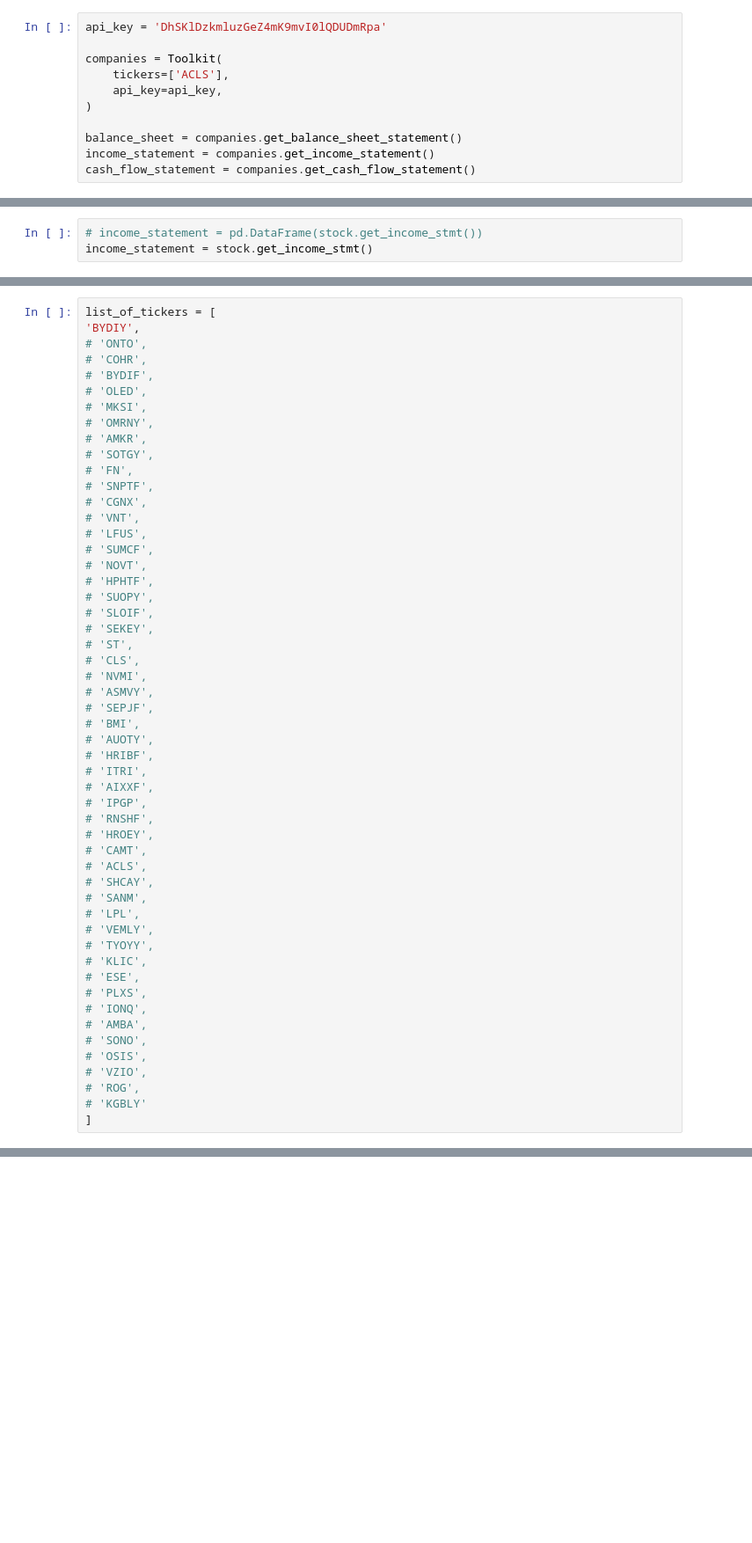
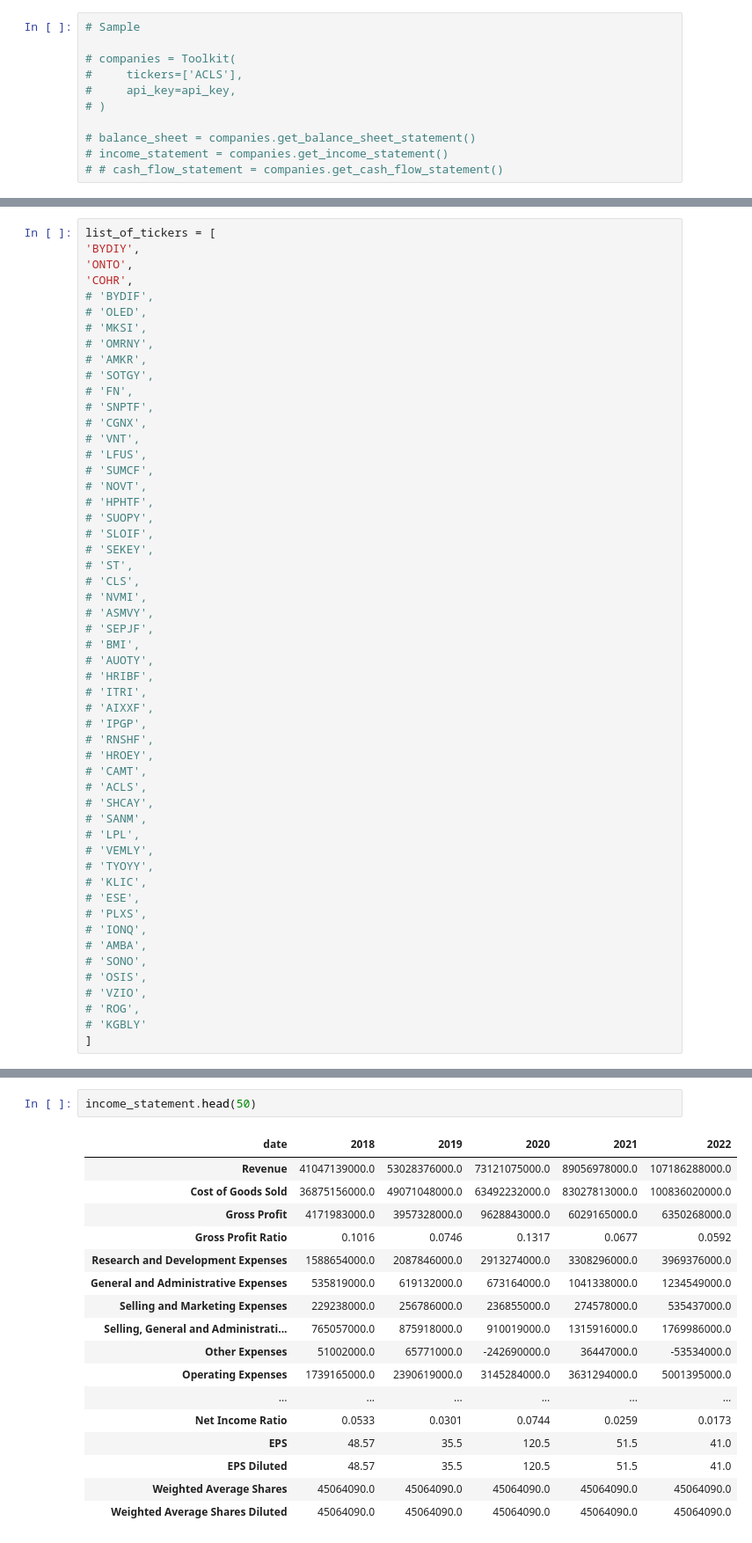
Before and after one commit to RichardRos/Project_3, a Jupyter notebook: Unsupervised_Model.ipynb, the cells around one changed output, grey strips where cells are left out. Shown at 88% size. Saved outputs shown, nothing was run; the diff lists cells and outputs as text; blank space fills up the shorter version.

```diff
--- a/Unsupervised_Model.ipynb
+++ b/Unsupervised_Model.ipynb
@@ -5,12 +14,12 @@ import pandas as pd
 # %%
-api_key = 'DhSKlDzkmluzGeZ4mK9mvI0lQDUDmRpa'
+# Sample
 
-companies = Toolkit(
-    tickers=['ACLS'],
-    api_key=api_key,
-)
+# companies = Toolkit(
+#     tickers=['ACLS'],
+#     api_key=api_key,
+# )
 
-balance_sheet = companies.get_balance_sheet_statement()
-income_statement = companies.get_income_statement()
-cash_flow_statement = companies.get_cash_flow_statement()
+# balance_sheet = companies.get_balance_sheet_statement()
+# income_statement = companies.get_income_statement()
+# # cash_flow_statement = companies.get_cash_flow_statement()
 # %%
@@ -36,3 +26,0 @@ balance_sheet.head(50)
-# %%
-# income_statement = pd.DataFrame(stock.get_income_stmt())
-income_statement = stock.get_income_stmt()
@@ -81,8 +49,8 @@ stock_df
 # %%
 list_of_tickers = [
 'BYDIY',
-# 'ONTO',
-# 'COHR',
+'ONTO',
+'COHR',
 # 'BYDIF',
 # 'OLED',
 # 'MKSI',
@@ -159,0 +214,20 @@ for ticker_symbol in list_of_tickers:
+# %%
+income_statement.head(50)
+# %% [output]
+| date | 2018 | 2019 | 2020 | 2021 | 2022 |
+| Revenue | 41047139000.0 | 53028376000.0 | 73121075000.0 | 89056978000.0 | 107186288000.0 |
+| Cost of Goods Sold | 36875156000.0 | 49071048000.0 | 63492232000.0 | 83027813000.0 | 100836020000.0 |
+| Gross Profit | 4171983000.0 | 3957328000.0 | 9628843000.0 | 6029165000.0 | 6350268000.0 |
+| Gross Profit Ratio | 0.1016 | 0.0746 | 0.1317 | 0.0677 | 0.0592 |
+| Research and Development Expenses | 1588654000.0 | 2087846000.0 | 2913274000.0 | 3308296000.0 | 3969376000.0 |
+| General and Administrative Expenses | 535819000.0 | 619132000.0 | 673164000.0 | 1041338000.0 | 1234549000.0 |
+| Selling and Marketing Expenses | 229238000.0 | 256786000.0 | 236855000.0 | 274578000.0 | 535437000.0 |
+| Selling, General and Administrati... | 765057000.0 | 875918000.0 | 910019000.0 | 1315916000.0 | 1769986000.0 |
+| Other Expenses | 51002000.0 | 65771000.0 | -242690000.0 | 36447000.0 | -53534000.0 |
+| Operating Expenses | 1739165000.0 | 2390619000.0 | 3145284000.0 | 3631294000.0 | 5001395000.0 |
+| ... | ... | ... | ... | ... | ... |
+| Net Income Ratio | 0.0533 | 0.0301 | 0.0744 | 0.0259 | 0.0173 |
+| EPS | 48.57 | 35.5 | 120.5 | 51.5 | 41.0 |
+| EPS Diluted | 48.57 | 35.5 | 120.5 | 51.5 | 41.0 |
+| Weighted Average Shares | 45064090.0 | 45064090.0 | 45064090.0 | 45064090.0 | 45064090.0 |
+| Weighted Average Shares Diluted | 45064090.0 | 45064090.0 | 45064090.0 | 45064090.0 | 45064090.0 |
```
Also changed, not shown: parts of 27 cells of this notebook, 1 other file.
